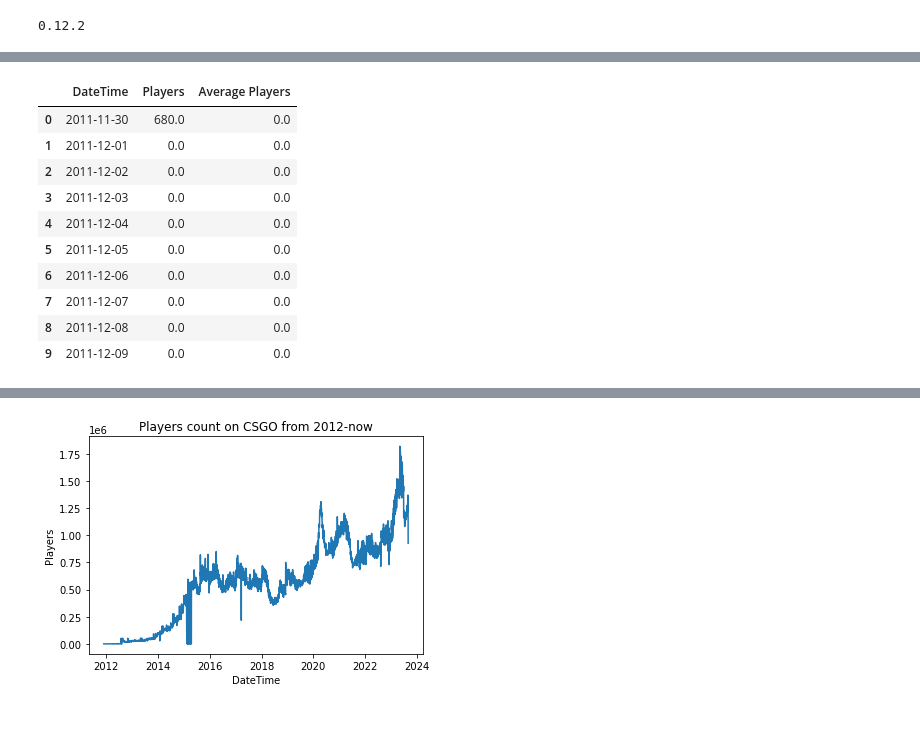
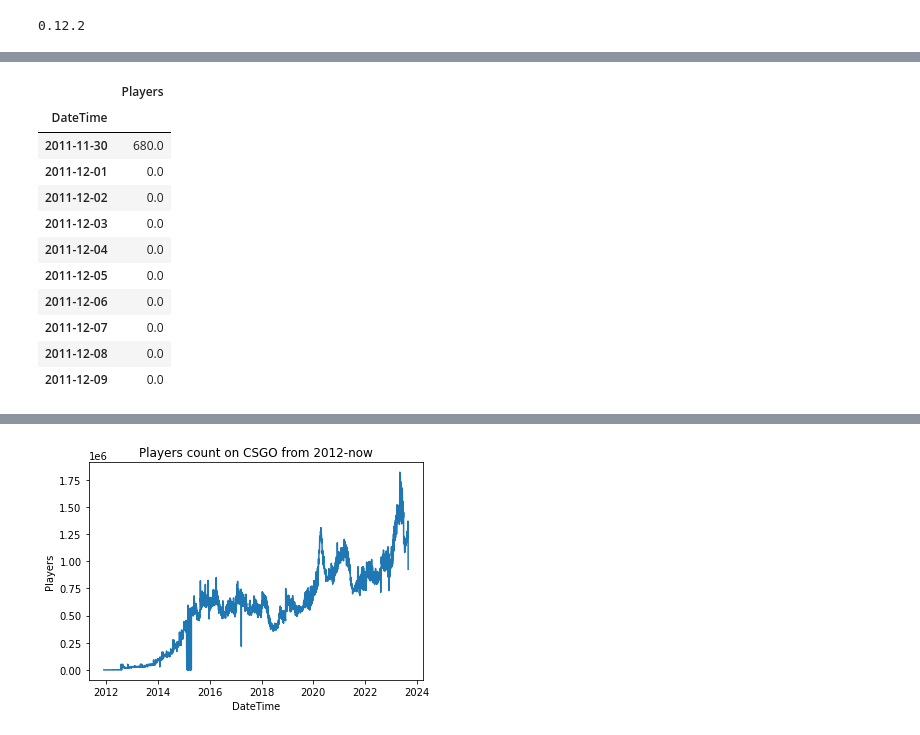
Before and after one commit to darrenxx3/csgo-countplayer, a Jupyter notebook: code.ipynb, the cells around one changed output, grey strips where cells are left out. Cells and saved outputs as stored; diff of their text form; code cells hidden in the pictures.

```diff
--- a/code.ipynb
+++ b/code.ipynb
@@ -15,4 +23,4 @@ print(sns.__version__)
 # %%
-df = pd.read_csv('./dataset/playerdata.csv')
+df = pd.read_csv('./dataset/playerdata.csv', index_col=['DateTime'], parse_dates=['DateTime'])
 df.head(5)
 # %% [output]
@@ -52,0 +94,2 @@ dtype: object
+# %%
+csdf = pd.DataFrame(df)
@@ -53,15 +99,16 @@ dtype: object
 # %%
-csdf = df.fillna(0)
+csdf['Players'] = csdf['Players'].fillna(0)
 csdf.head(10)
 # %% [output]
-|  | DateTime | Players | Average Players |
-| 0 | 2011-11-30 | 680.0 | 0.0 |
-| 1 | 2011-12-01 | 0.0 | 0.0 |
-| 2 | 2011-12-02 | 0.0 | 0.0 |
-| 3 | 2011-12-03 | 0.0 | 0.0 |
-| 4 | 2011-12-04 | 0.0 | 0.0 |
-| 5 | 2011-12-05 | 0.0 | 0.0 |
-| 6 | 2011-12-06 | 0.0 | 0.0 |
-| 7 | 2011-12-07 | 0.0 | 0.0 |
-| 8 | 2011-12-08 | 0.0 | 0.0 |
-| 9 | 2011-12-09 | 0.0 | 0.0 |
+|  | Players |
+| DateTime |  |
+| 2011-11-30 | 680.0 |
+| 2011-12-01 | 0.0 |
+| 2011-12-02 | 0.0 |
+| 2011-12-03 | 0.0 |
+| 2011-12-04 | 0.0 |
+| 2011-12-05 | 0.0 |
+| 2011-12-06 | 0.0 |
+| 2011-12-07 | 0.0 |
+| 2011-12-08 | 0.0 |
+| 2011-12-09 | 0.0 |
```
Also changed, not shown: parts of 34 cells of this notebook.
